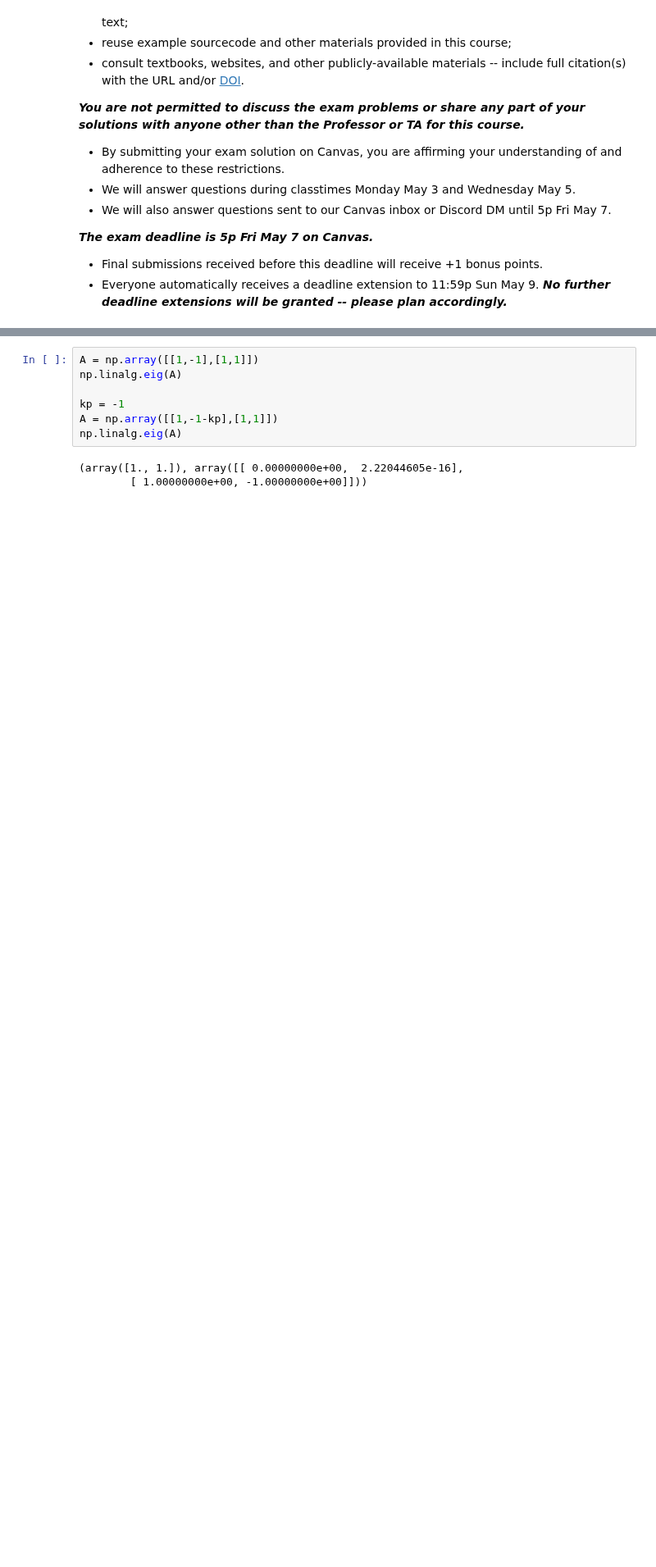
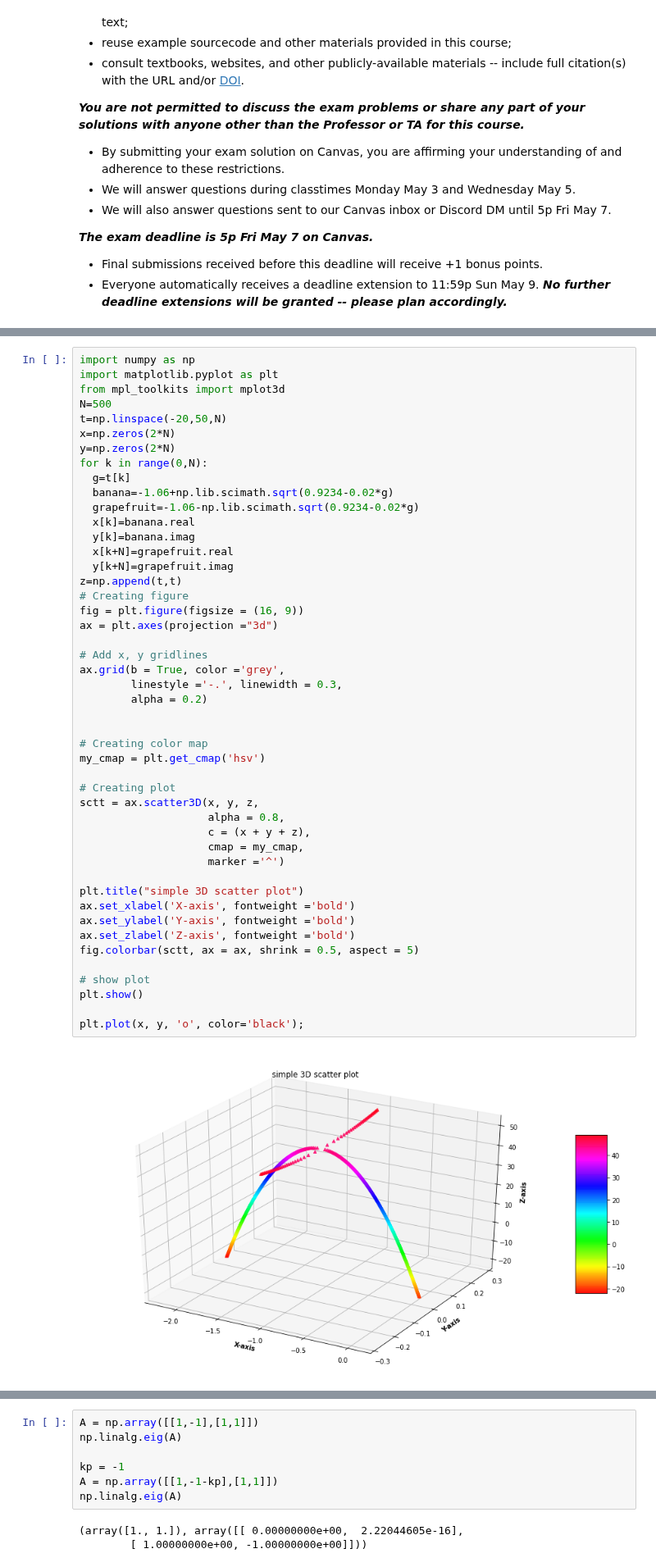
Before and after one commit to JGSuw/ee447_hw_solutions_public, a Jupyter notebook: exam1_solution.ipynb, the cells around one changed output, grey strips where cells are left out. Shown at 82% size. Drawn from its saved outputs; the diff is of its cells as text; blank space fills up the shorter version.

```diff
--- a/exam1_solution.ipynb
+++ b/exam1_solution.ipynb
@@ -43,0 +91,49 @@ Determine the range of $k_P$ that results in a stable closed-loop system *with t
+# %%
+import numpy as np
+import matplotlib.pyplot as plt
+from mpl_toolkits import mplot3d
+N=500
+t=np.linspace(-20,50,N)
+x=np.zeros(2*N)
+y=np.zeros(2*N)
+for k in range(0,N):
+  g=t[k]
+  banana=-1.06+np.lib.scimath.sqrt(0.9234-0.02*g)
+  grapefruit=-1.06-np.lib.scimath.sqrt(0.9234-0.02*g)
+  x[k]=banana.real
+  y[k]=banana.imag
+  x[k+N]=grapefruit.real
+  y[k+N]=grapefruit.imag
+z=np.append(t,t)
+# Creating figure
+fig = plt.figure(figsize = (16, 9))
+ax = plt.axes(projection ="3d")
+
+# Add x, y gridlines
+ax.grid(b = True, color ='grey',
+        linestyle ='-.', linewidth = 0.3,
+        alpha = 0.2)
+
+
+# Creating color map
+my_cmap = plt.get_cmap('hsv')
+
+# Creating plot
+sctt = ax.scatter3D(x, y, z,
+                    alpha = 0.8,
+                    c = (x + y + z),
+                    cmap = my_cmap,
+                    marker ='^')
+
+plt.title("simple 3D scatter plot")
+ax.set_xlabel('X-axis', fontweight ='bold')
+ax.set_ylabel('Y-axis', fontweight ='bold')
+ax.set_zlabel('Z-axis', fontweight ='bold')
+fig.colorbar(sctt, ax = ax, shrink = 0.5, aspect = 5)
+
+# show plot
+plt.show()
+
+plt.plot(x, y, 'o', color='black');
+# %% [output]
+[figure, added]
```
Also changed, not shown: parts of 2 cells of this notebook.
